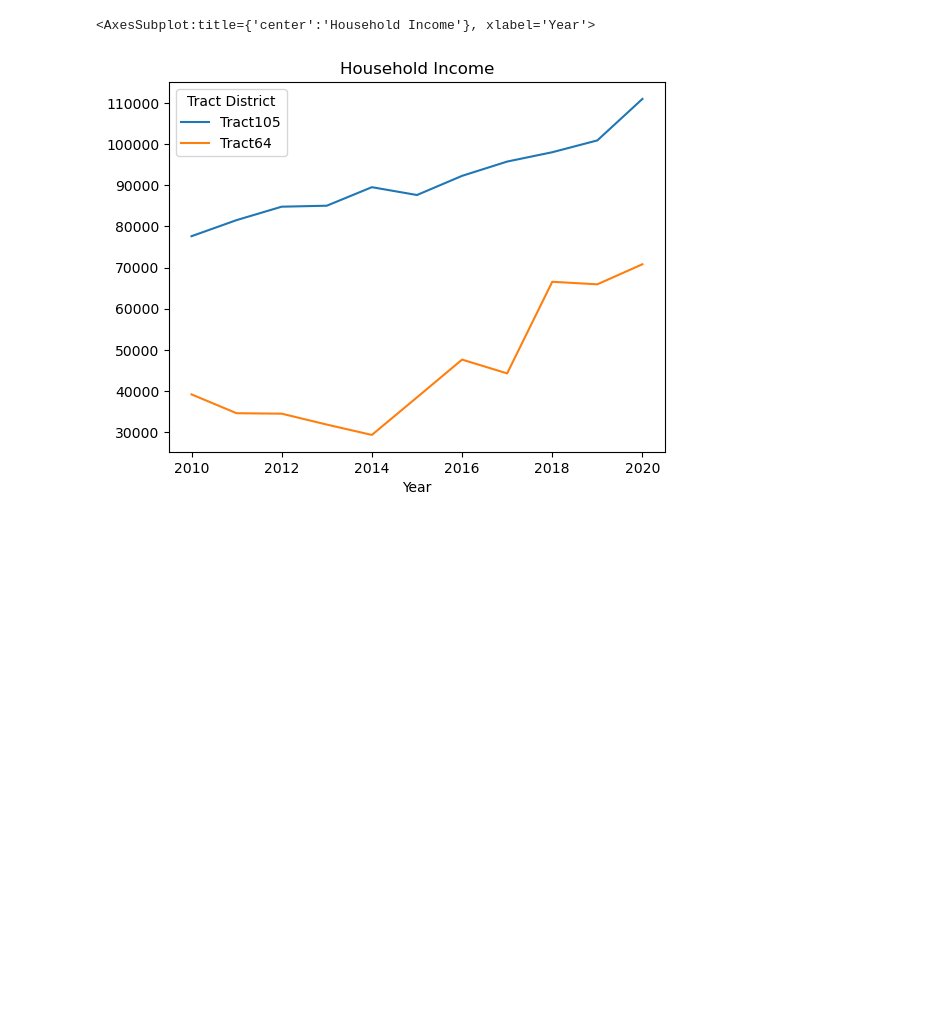
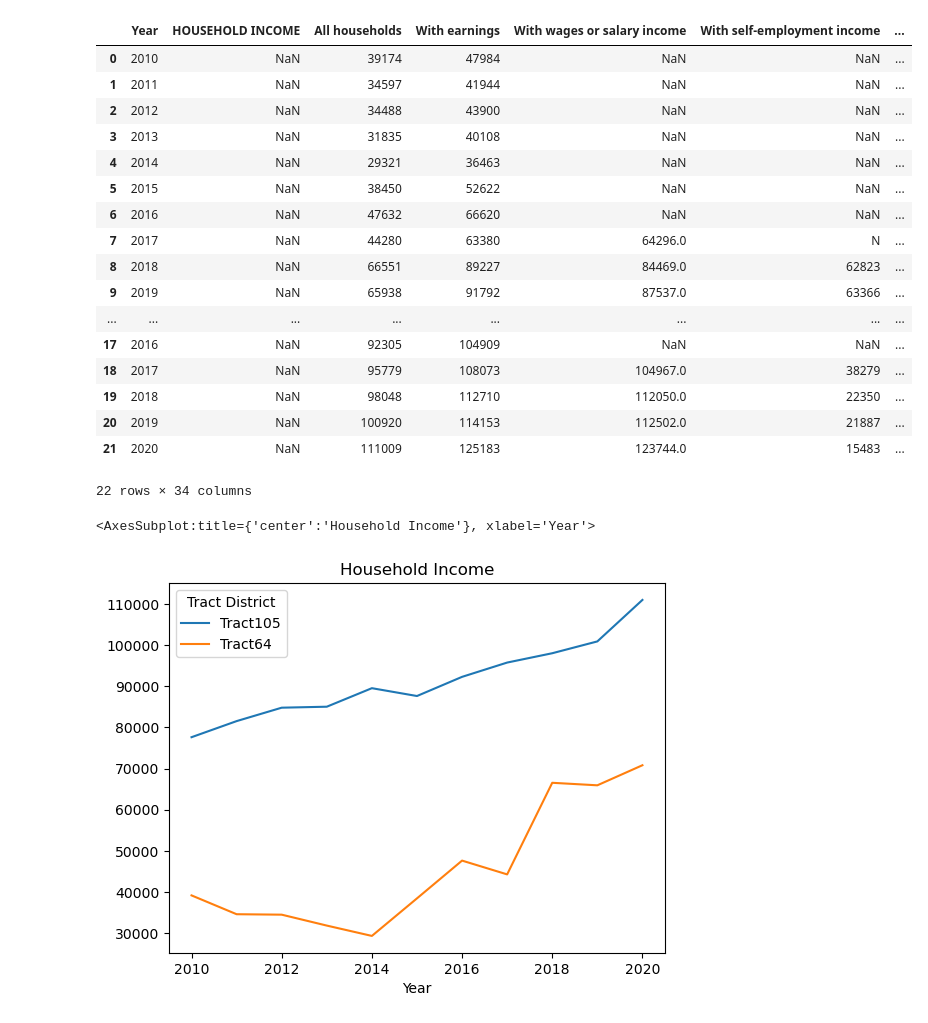
Before and after one commit to BU-Spark/ds-dc-councilor-allen-southwest, a Jupyter notebook: spring23-team-2/deliverables/Deliverable2/Income2.ipynb, the cells around one changed output. Saved outputs shown, nothing was run; the diff lists cells and outputs as text; code cells hidden in the pictures; blank space fills up the shorter version.

```diff
--- a/spring23-team-2/deliverables/Deliverable2/Income2.ipynb
+++ b/spring23-team-2/deliverables/Deliverable2/Income2.ipynb
@@ -1,13 +1,33 @@
 # %%
 import pandas as pd
 import matplotlib.pyplot as plt
 import numpy as np
 from matplotlib import pyplot as plt
 PATH = "../Deliverable2/ChengjieData2/"
 
 dfa = pd.read_csv(PATH+"Tract 64 Income Estimate(2010-2020).csv")
 dfb = pd.read_csv(PATH+"Tract 105 Income Estimate(2010-2020).csv")
 df = pd.read_csv(PATH+"Income Estimate(2010-2020).csv")
+df
+# %% [output]
+|  | Year | HOUSEHOLD INCOME | All households | With earnings | With wages or salary income | With self-employment income | ... |
+| 0 | 2010 | NaN | 39174 | 47984 | NaN | NaN | ... |
+| 1 | 2011 | NaN | 34597 | 41944 | NaN | NaN | ... |
+| 2 | 2012 | NaN | 34488 | 43900 | NaN | NaN | ... |
+| 3 | 2013 | NaN | 31835 | 40108 | NaN | NaN | ... |
+| 4 | 2014 | NaN | 29321 | 36463 | NaN | NaN | ... |
+| 5 | 2015 | NaN | 38450 | 52622 | NaN | NaN | ... |
+| 6 | 2016 | NaN | 47632 | 66620 | NaN | NaN | ... |
+| 7 | 2017 | NaN | 44280 | 63380 | 64296.0 | N | ... |
+| 8 | 2018 | NaN | 66551 | 89227 | 84469.0 | 62823 | ... |
+| 9 | 2019 | NaN | 65938 | 91792 | 87537.0 | 63366 | ... |
+| ... | ... | ... | ... | ... | ... | ... | ... |
+| 17 | 2016 | NaN | 92305 | 104909 | NaN | NaN | ... |
+| 18 | 2017 | NaN | 95779 | 108073 | 104967.0 | 38279 | ... |
+| 19 | 2018 | NaN | 98048 | 112710 | 112050.0 | 22350 | ... |
+| 20 | 2019 | NaN | 100920 | 114153 | 112502.0 | 21887 | ... |
+| 21 | 2020 | NaN | 111009 | 125183 | 123744.0 | 15483 | ... |
+22 rows × 34 columns
 # %%
 df0 = df.pivot(index='Year', columns='Tract District', values='All households')
 df0.plot(title="Household Income")
```
Also changed, not shown: parts of 2 cells of this notebook.
